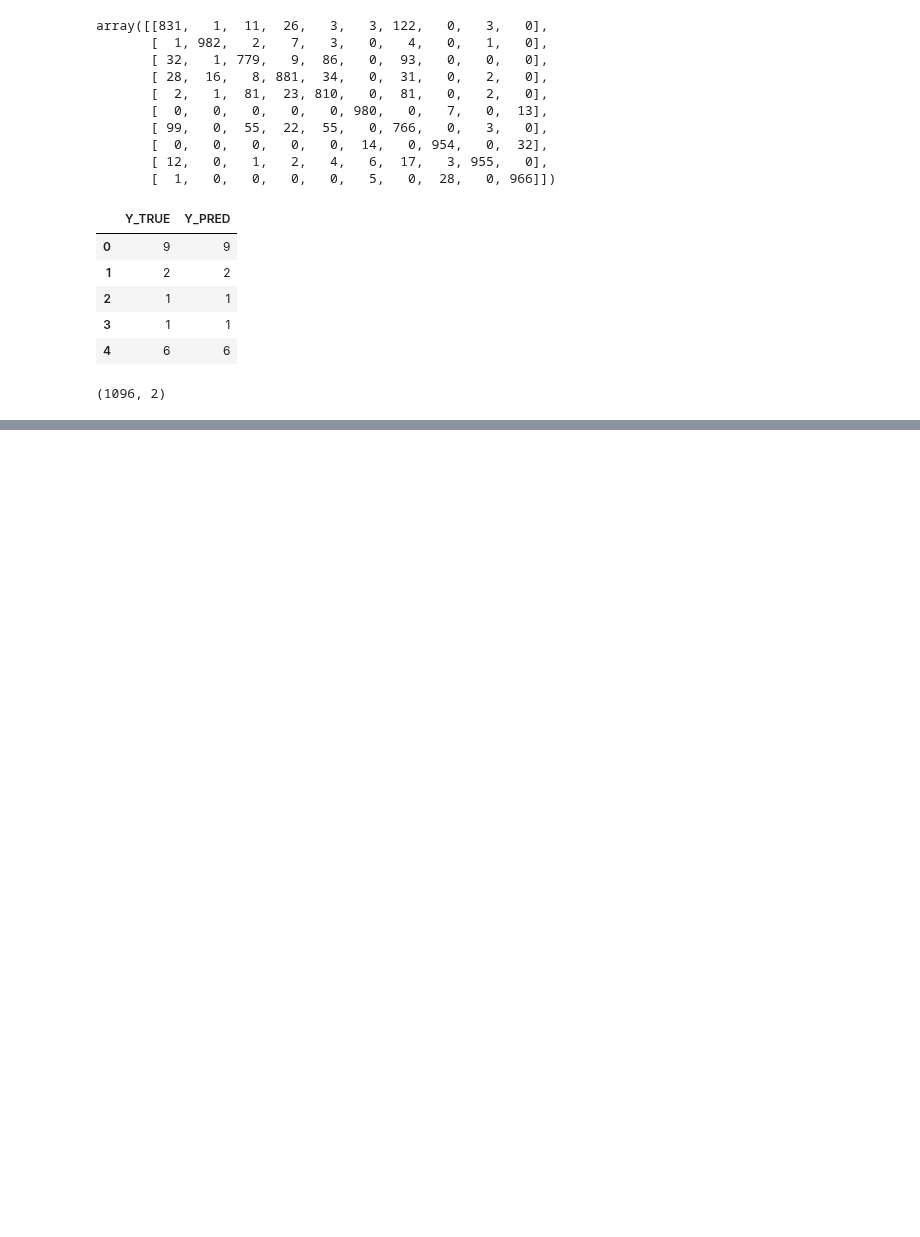
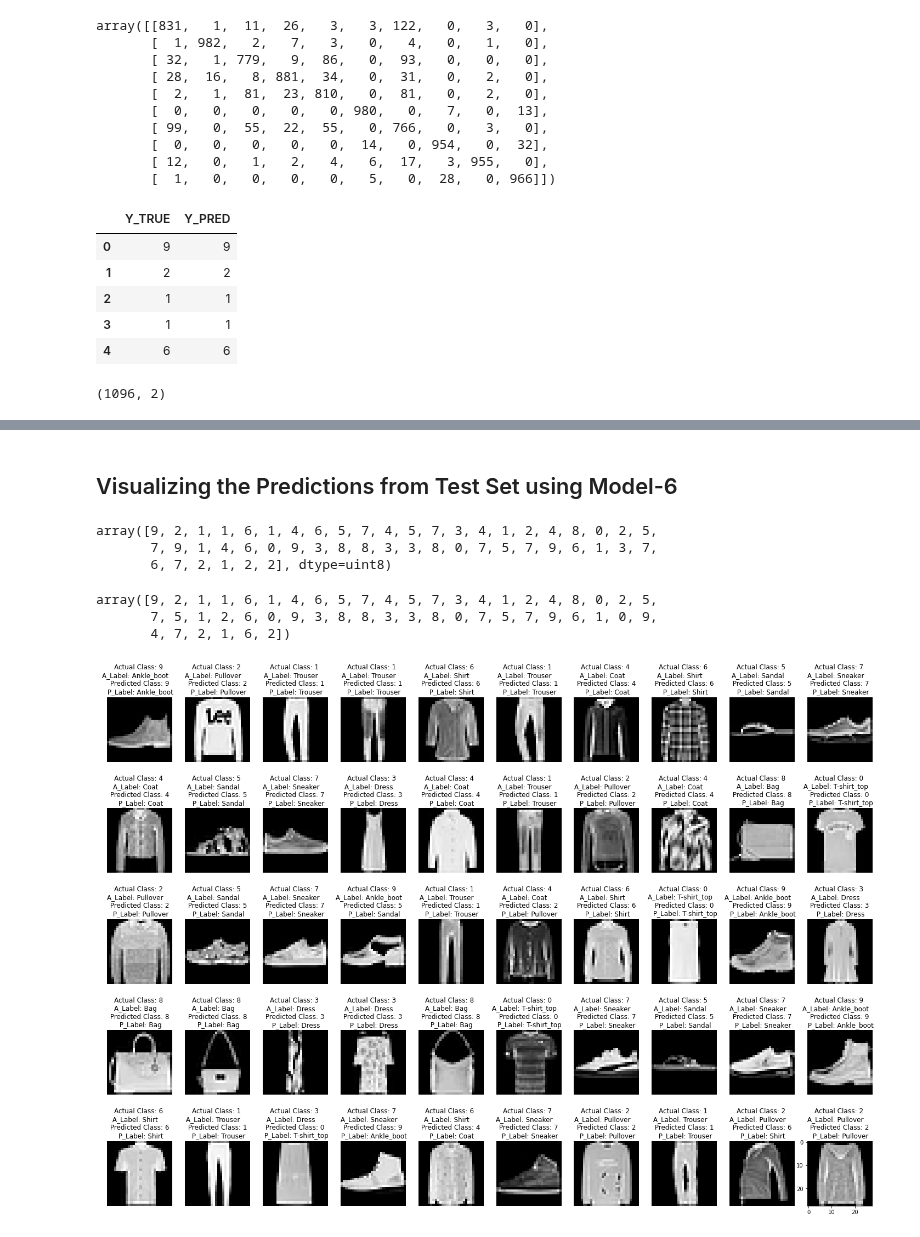
Before and after one commit to yeshesmeka/fashion-mnist, a Jupyter notebook: fashion_mnist.ipynb, the cells around one changed output, grey strips where cells are left out. Saved outputs shown, nothing was run; the diff lists cells and outputs as text; code cells hidden in the pictures; blank space fills up the shorter version.

```diff
--- a/fashion_mnist.ipynb
+++ b/fashion_mnist.ipynb
@@ -206,0 +407,19 @@ wrong.shape
+# %%
+# Model 6
+
+cnn2 = Sequential()
+cnn2.add(Conv2D(32, kernel_size=(3, 3), activation="relu", input_shape=(28, 28, 1)))
+cnn2.add(MaxPooling2D(pool_size=(2, 2)))
+cnn2.add(Conv2D(64, kernel_size=(3, 3), activation="relu"))
+cnn2.add(MaxPooling2D(pool_size=(2, 2)))
+cnn2.add(Flatten())
+cnn2.add(Dropout(0.5))
+cnn2.add(Dense(256, activation='relu', name='layer_1'))
+cnn2.add(Dense(128, activation='relu', name='layer_2'))
+cnn2.add(Dense(64, activation='relu', name='layer_3'))
+cnn2.add(Dense(10, activation='softmax', name='output'))
+
+cnn2.compile(optimizer='adam', loss='sparse_categorical_crossentropy', metrics=['accuracy'] )
+# %%
+%%time
+cnn2.fit(x=X_train, y=y_train, batch_size=100, epochs=80)
@@ -206,0 +553,28 @@ wrong.shape
+# %% [markdown]
+## Visualizing the Predictions from Test Set using Model-6
+# %%
+sample_test_images = x_test[:50]
+sample_test_images_classes = y_test[:50]
+sample_test_images_classes
+# %% [output]
+array([9, 2, 1, 1, 6, 1, 4, 6, 5, 7, 4, 5, 7, 3, 4, 1, 2, 4, 8, 0, 2, 5,
+       7, 9, 1, 4, 6, 0, 9, 3, 8, 8, 3, 3, 8, 0, 7, 5, 7, 9, 6, 1, 3, 7,
+       6, 7, 2, 1, 2, 2], dtype=uint8)
+# %%
+sample_image_predictions = cnn2.predict_classes(sample_test_images)
+sample_image_predictions
+# %% [output]
+array([9, 2, 1, 1, 6, 1, 4, 6, 5, 7, 4, 5, 7, 3, 4, 1, 2, 4, 8, 0, 2, 5,
+       7, 5, 1, 2, 6, 0, 9, 3, 8, 8, 3, 3, 8, 0, 7, 5, 7, 9, 6, 1, 0, 9,
+       4, 7, 2, 1, 6, 2])
+# %%
+plt.figure(figsize=[25,18])
+
+for i in range(len(sample_test_images)):
+    plt.axis('off')
+    plt.subplot(5, 10, i+1)
+    plt.imshow(sample_test_images[[i]][0], cmap='gray')
+    plt.title(f'Actual Class: {sample_test_images_classes[i]} \n A_Label: {CLASS_LABELS[sample_test_images_classes[i]]} \
+    \n Predicted Class: {sample_image_predictions[i]} \n P_Label: {CLASS_LABELS[sample_image_predictions[i]]}')
+# %% [output]
+[figure, added]
```
Also changed, not shown: parts of 37 cells of this notebook, 3 other files.
